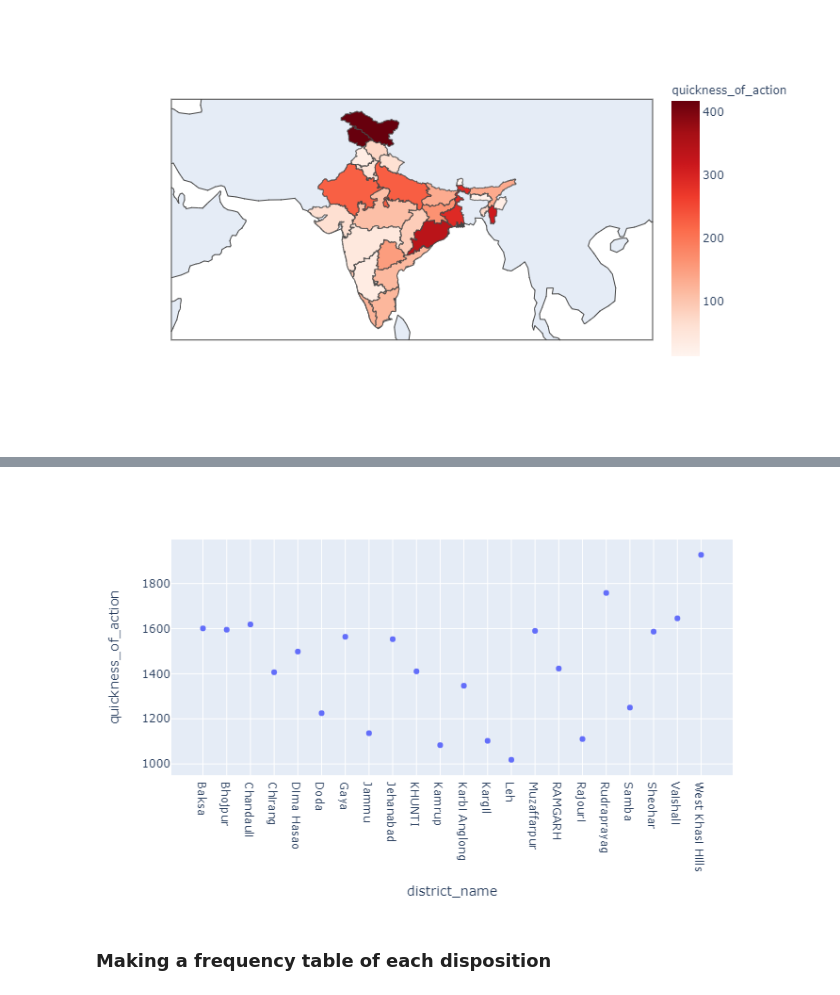
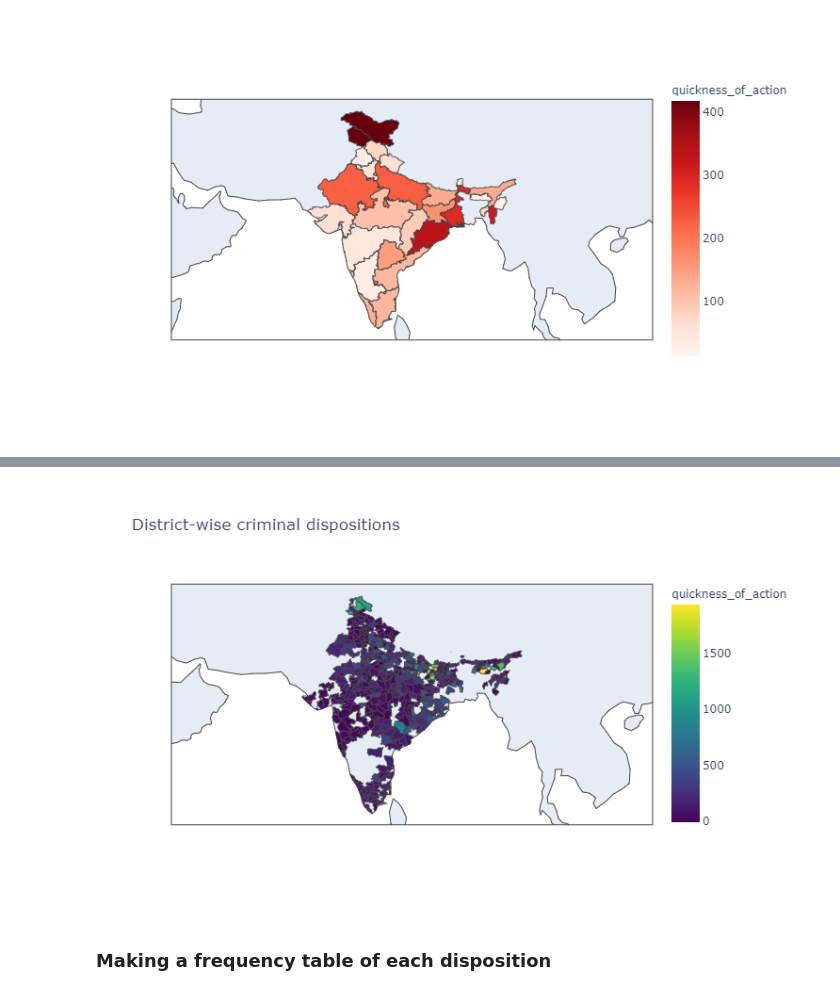
Before and after one commit to ujjwal-shekhar/Indian-Judicial-System-PreCog, a Jupyter notebook: data-visualizer-precog.ipynb, the cells around one changed output, grey strips where cells are left out. Drawn from its saved outputs; the diff is of its cells as text; code cells hidden in the pictures.

Commit message:
Kaggle Notebook | data-visualizer-precog | Version 14

```diff
--- a/data-visualizer-precog.ipynb
+++ b/data-visualizer-precog.ipynb
@@ -975,7 +975,16 @@ avg_quickness_district.head(10)
-# %%
-px.scatter(avg_quickness_district, x="district_name", y="quickness_of_action")
-# %% [output]
-[figure, removed]
+# %%
+px.choropleth(
+    avg_quickness_district,
+    geojson="https://raw.githubusercontent.com/geohacker/india/master/district/india_district.geojson",
+    featureidkey='properties.NAME_2',
+    locations='district_name',
+    color='quickness_of_action',
+    fitbounds="locations",
+    color_continuous_scale='Viridis',
+    title='District-wise criminal dispositions',
+)
+# %% [output]
+[figure, added]
 # %% [markdown]
 ### Making a frequency table of each disposition
 # %%
```
Also changed, not shown: parts of 10 cells of this notebook.
